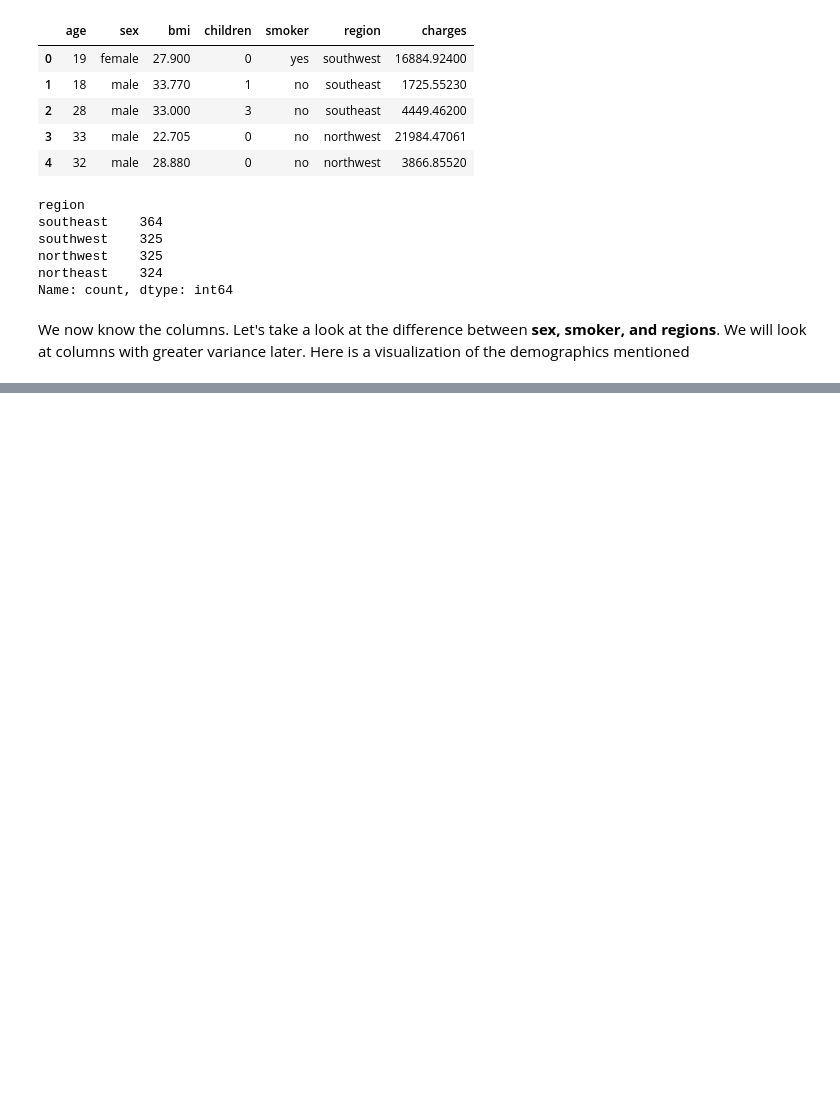
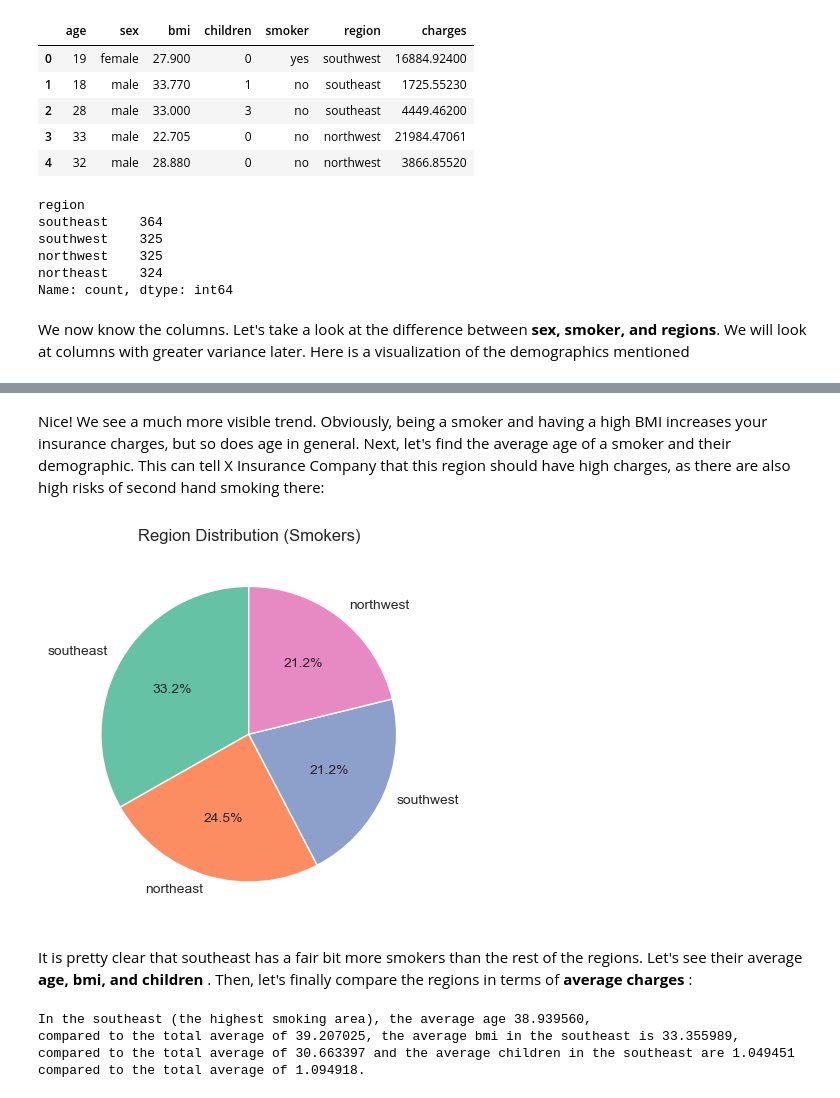
Before and after one commit to Sher213/codecademy-p1, a Jupyter notebook: python-portfolio-project-starter-files/python-portfolio-project-starter-files/us-medical-insurance-costs.ipynb, the cells around one changed output, grey strips where cells are left out. Saved outputs shown, nothing was run; the diff lists cells and outputs as text; code cells hidden in the pictures; blank space fills up the shorter version.

```diff
--- a/python-portfolio-project-starter-files/python-portfolio-project-starter-files/us-medical-insurance-costs.ipynb
+++ b/python-portfolio-project-starter-files/python-portfolio-project-starter-files/us-medical-insurance-costs.ipynb
@@ -52,0 +95,31 @@ plt.show()
+# %% [markdown]
+Nice! We see a much more visible trend. Obviously, being a smoker and having a high BMI increases your insurance charges, but so does age in general. Next, let's find the average age of a smoker and their demographic. This can tell X Insurance Company that this region should have high charges, as there are also high risks of second hand smoking there:
+# %%
+data_smokers = data[data['smoker'] == 'yes']
+
+plt.pie(data_smokers['region'].value_counts().values, labels=data_smokers['region'].value_counts().index,  autopct='%1.1f%%', startangle=90)
+plt.title("Region Distribution (Smokers)")
+
+plt.show()
+# %% [output]
+[figure, added]
+# %% [markdown]
+It is pretty clear that southeast has a fair bit more smokers than the rest of the regions. Let's see their average <strong> age, bmi, and children </strong>. Then, let's finally compare the regions in terms of <strong> average charges </strong>:
+# %%
+data_southeast = data[data['region'] == 'southeast']
+
+average_age_se = sum(data_southeast['age'].values) / len(data_southeast)
+average_bmi_se = sum(data_southeast['bmi'].values) / len(data_southeast)
+average_children_se = sum(data_southeast['children'].values) / len(data_southeast)
+
+average_age = sum(data['age'].values) / len(data)
+average_bmi = sum(data['bmi'].values) / len(data)
+average_children = sum(data['children'].values) / len(data)
+
+print(f'In the southeast (the highest smoking area), the average age {average_age_se:2f},')
+print(f'compared to the total average of {average_age:2f}, the average bmi in the southeast is {average_bmi_se:2f},')
+print(f'compared to the total average of {average_bmi:2f} and the average children in the southeast are {average_children_se:2f} compared to the total average of {average_children:2f}.')
+# %% [output]
+In the southeast (the highest smoking area), the average age 38.939560,
+compared to the total average of 39.207025, the average bmi in the southeast is 33.355989,
+compared to the total average of 30.663397 and the average children in the southeast are 1.049451 compared to the total average of 1.094918.
```
Also changed, not shown: parts of 8 cells of this notebook.
